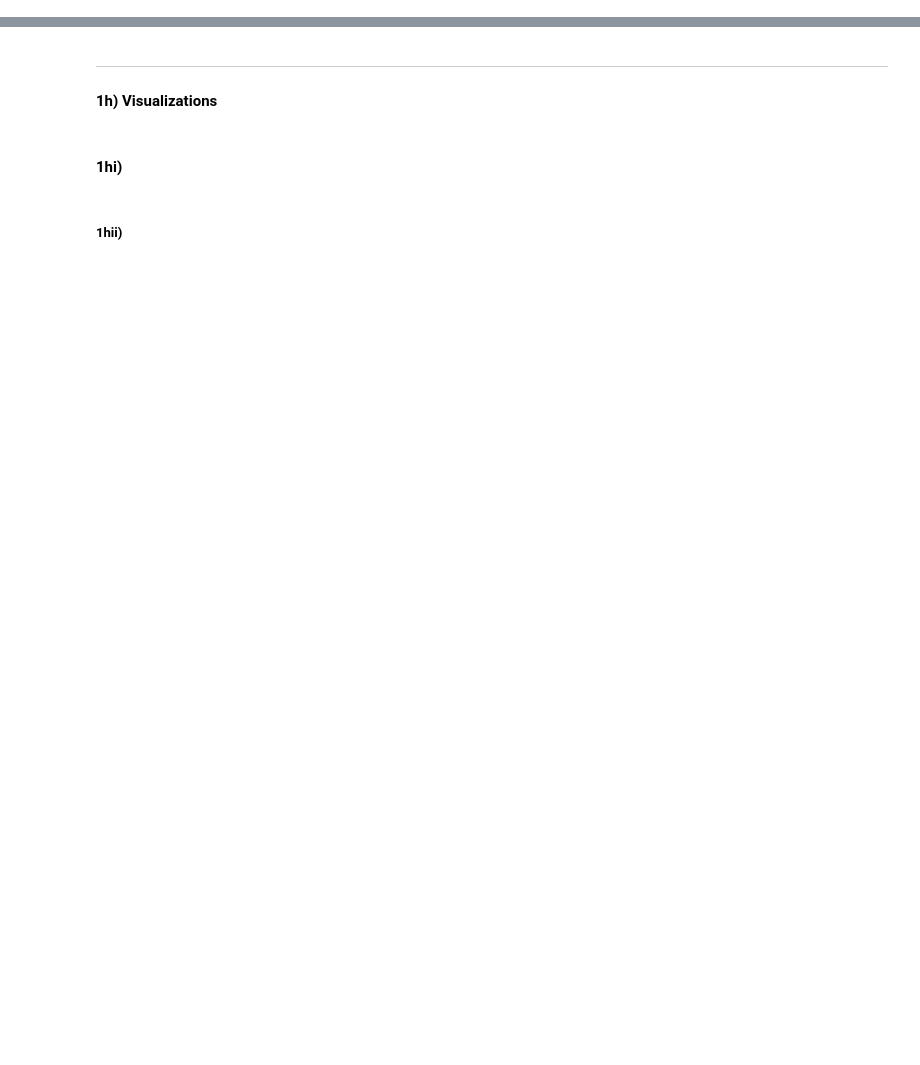
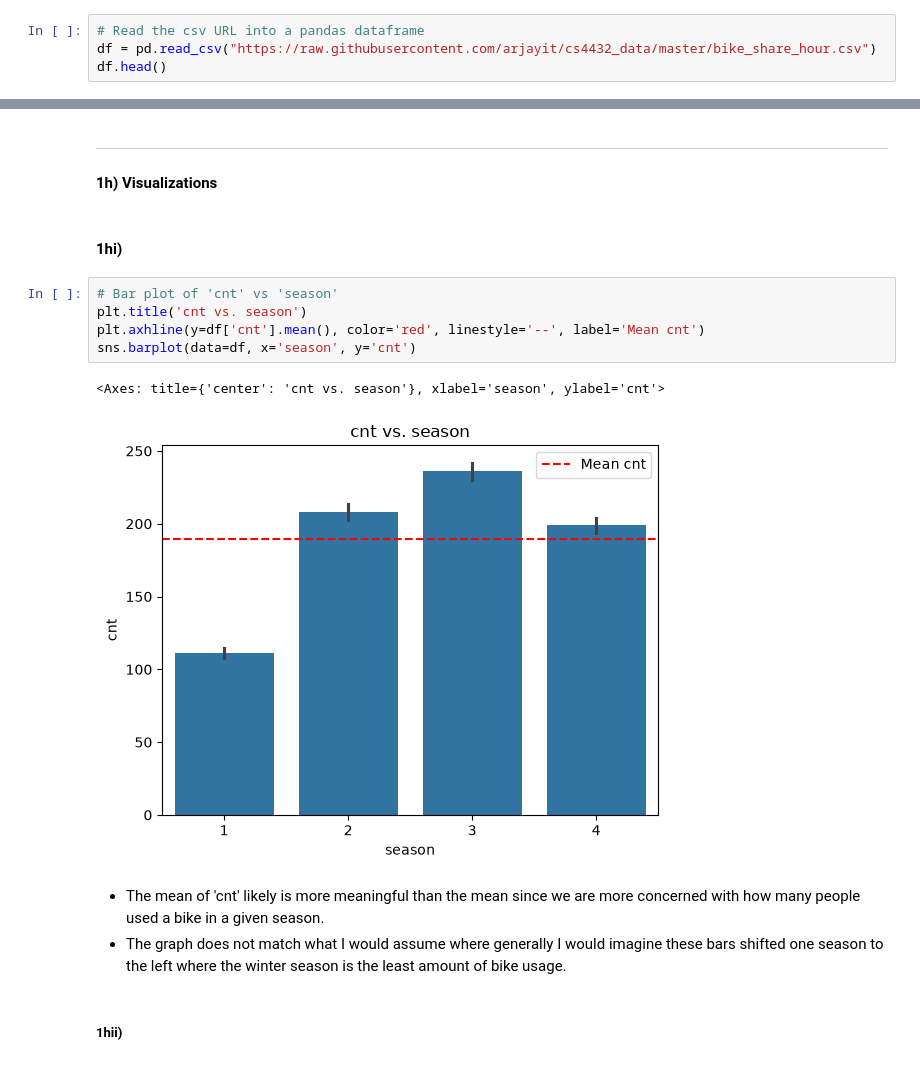
Before and after one commit to Jared-Wood135/DU-COMP4432-Machine-Learning, a Jupyter notebook: Assignments/4.ipynb, the cells around one changed output, grey strips where cells are left out. Cells and saved outputs as stored; diff of their text form; blank space fills up the shorter version.

```diff
--- a/Assignments/4.ipynb
+++ b/Assignments/4.ipynb
@@ -118,3 +118,7 @@ warnings.filterwarnings("ignore", category=DeprecationWarning)
 </div>
 # %% [markdown]
 #### 1a) Importing
+# %%
+# Read the csv URL into a pandas dataframe
+df = pd.read_csv("https://raw.githubusercontent.com/arjayit/cs4432_data/master/bike_share_hour.csv")
+df.head()
@@ -170,5 +343,16 @@ warnings.filterwarnings("ignore", category=DeprecationWarning)
 #### 1h) Visualizations
 # %% [markdown]
 #### 1hi)
+# %%
+# Bar plot of 'cnt' vs 'season'
+plt.title('cnt vs. season')
+plt.axhline(y=df['cnt'].mean(), color='red', linestyle='--', label='Mean cnt')
+sns.barplot(data=df, x='season', y='cnt')
+# %% [output]
+<Axes: title={'center': 'cnt vs. season'}, xlabel='season', ylabel='cnt'>
+[figure, added]
+# %% [markdown]
+- The mean of 'cnt' likely is more meaningful than the mean since we are more concerned with how many people used a bike in a given season.
+- The graph does not match what I would assume where generally I would imagine these bars shifted one season to the left where the winter season is the least amount of bike usage.
 # %% [markdown]
 ##### 1hii)
```
Also changed, not shown: parts of 30 cells of this notebook.
